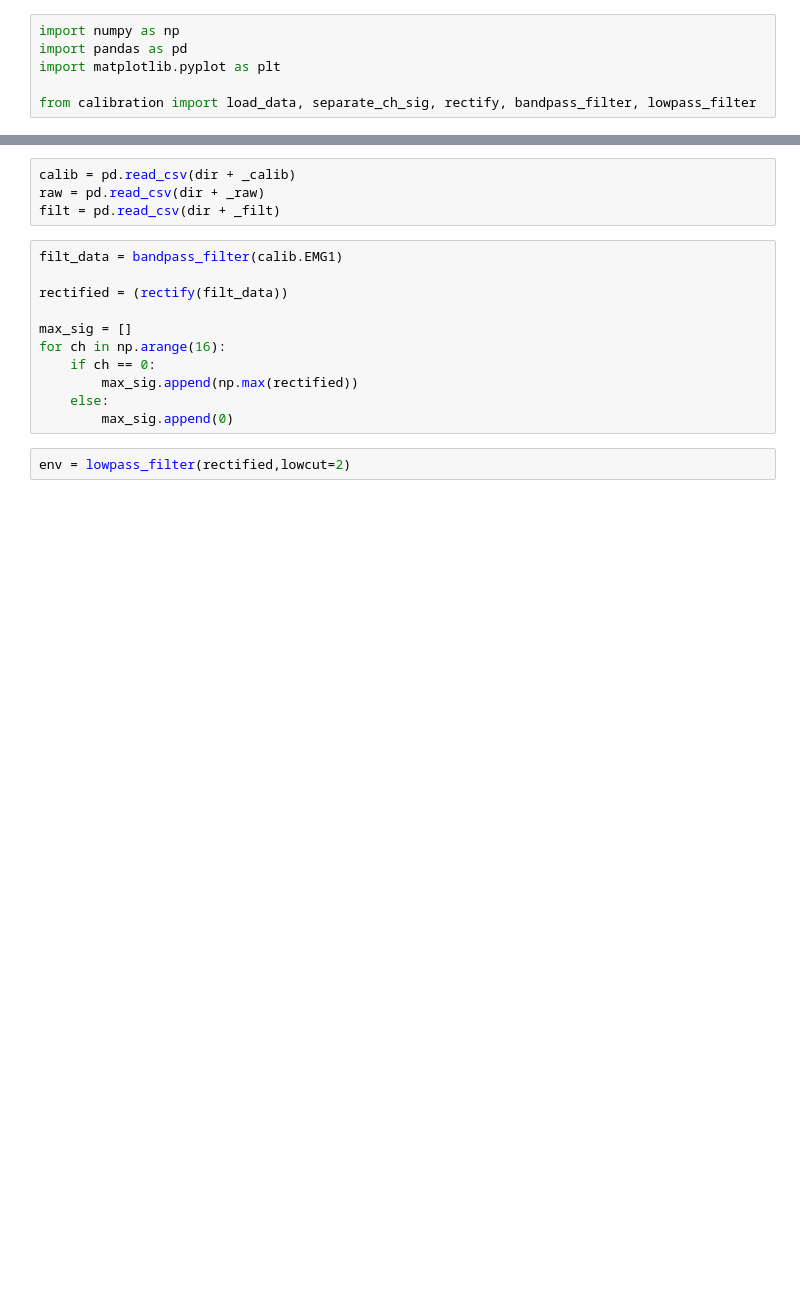
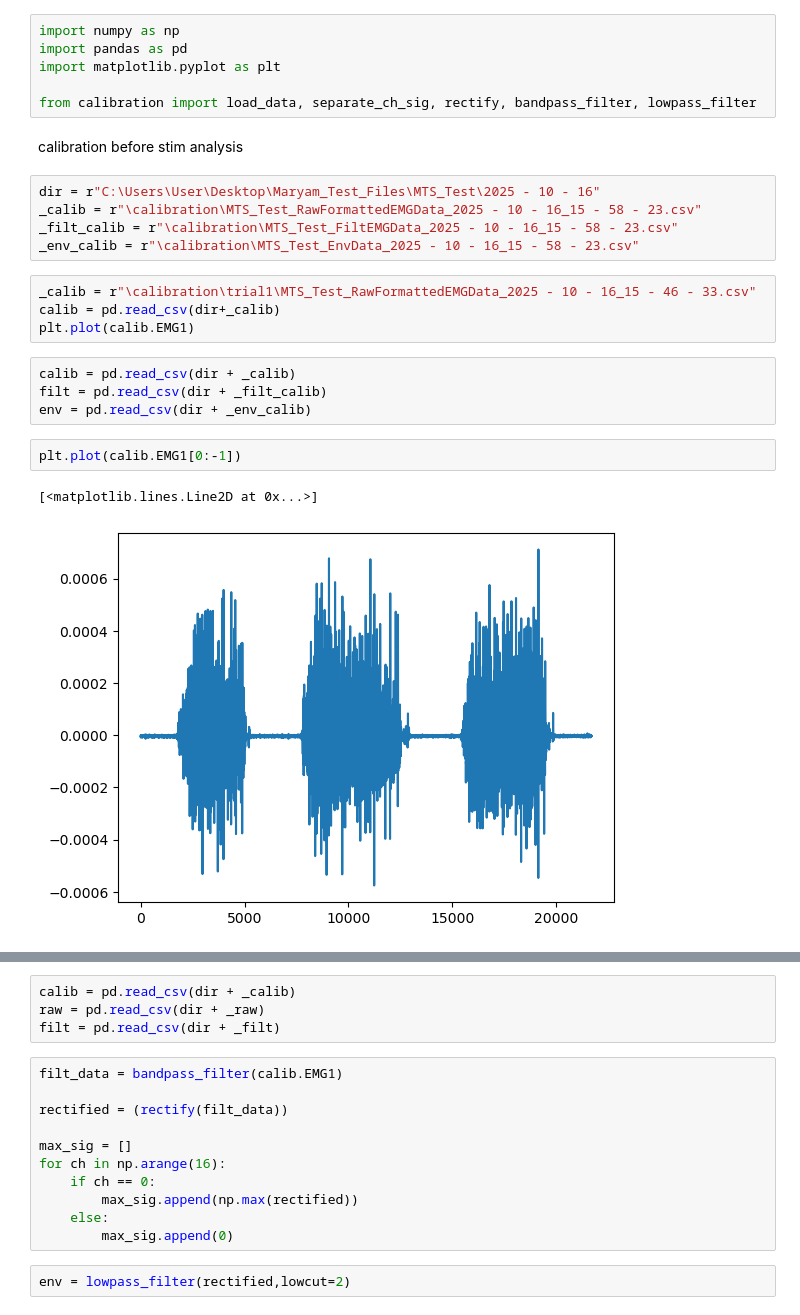
Before and after one commit to uw-herron-lab/OMNI-BIC-DEVELOPMENT, a Jupyter notebook: calibration_processing/signal_analysis.ipynb, the cells around one changed output, grey strips where cells are left out. Saved outputs shown, nothing was run; the diff lists cells and outputs as text; blank space fills up the shorter version.

```diff
--- a/calibration_processing/signal_analysis.ipynb
+++ b/calibration_processing/signal_analysis.ipynb
@@ -4,3 +4,23 @@ import pandas as pd
 import matplotlib.pyplot as plt
 
 from calibration import load_data, separate_ch_sig, rectify, bandpass_filter, lowpass_filter
+# %% [markdown]
+calibration before stim analysis
+# %%
+dir = r"C:\Users\User\Desktop\Maryam_Test_Files\MTS_Test\2025 - 10 - 16"
+_calib = r"\calibration\MTS_Test_RawFormattedEMGData_2025 - 10 - 16_15 - 58 - 23.csv"
+_filt_calib = r"\calibration\MTS_Test_FiltEMGData_2025 - 10 - 16_15 - 58 - 23.csv"
+_env_calib = r"\calibration\MTS_Test_EnvData_2025 - 10 - 16_15 - 58 - 23.csv"
+# %%
+_calib = r"\calibration\trial1\MTS_Test_RawFormattedEMGData_2025 - 10 - 16_15 - 46 - 33.csv"
+calib = pd.read_csv(dir+_calib)
+plt.plot(calib.EMG1)
+# %%
+calib = pd.read_csv(dir + _calib)
+filt = pd.read_csv(dir + _filt_calib)
+env = pd.read_csv(dir + _env_calib)
+# %%
+plt.plot(calib.EMG1[0:-1])
+# %% [output]
+[<matplotlib.lines.Line2D at 0x...>]
+[figure, added]
```
Also changed, not shown: parts of 9 cells of this notebook, 3 other files.
